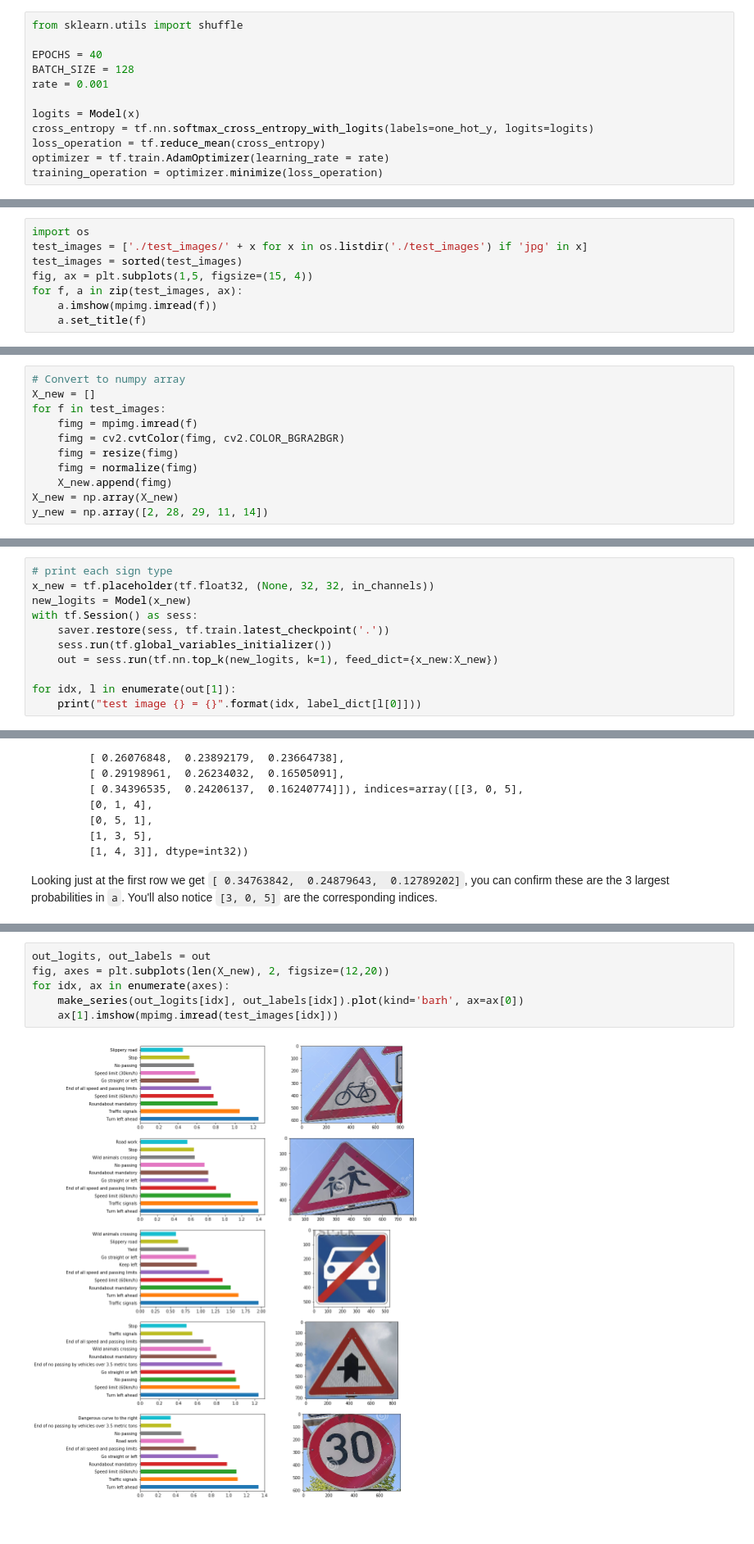
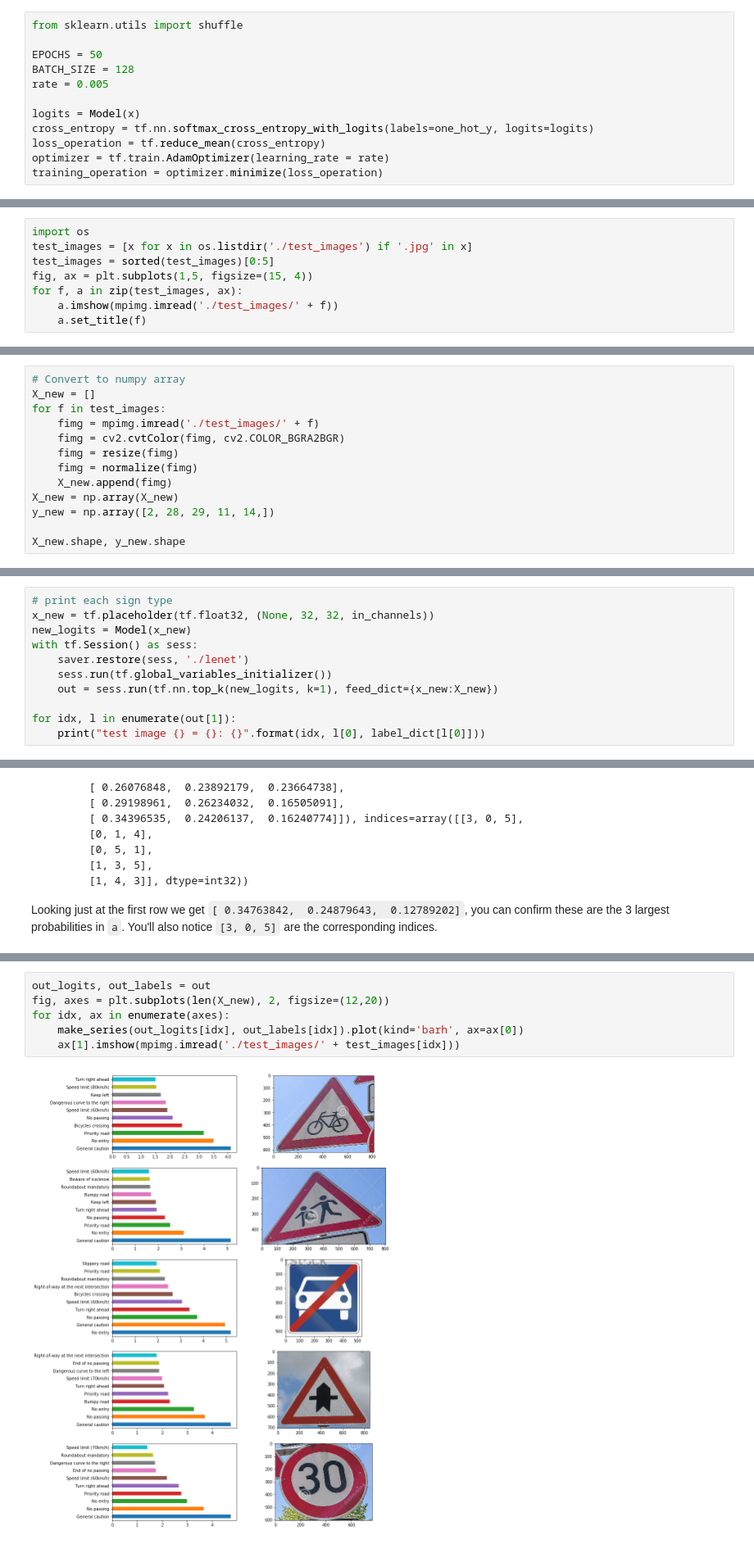
Before and after one commit to rednotion/traffic-sign-classifier, a Jupyter notebook: Traffic_Sign_Classifier.ipynb, the cells around one changed output, grey strips where cells are left out. Shown at 82% size. Saved outputs shown, nothing was run; the diff lists cells and outputs as text.

```diff
--- a/Traffic_Sign_Classifier.ipynb
+++ b/Traffic_Sign_Classifier.ipynb
@@ -267,9 +283,9 @@ y_train2 = y_train.copy()
 # %%
 from sklearn.utils import shuffle
 
-EPOCHS = 40
+EPOCHS = 50
 BATCH_SIZE = 128
-rate = 0.001
+rate = 0.005
 
 logits = Model(x)
 cross_entropy = tf.nn.softmax_cross_entropy_with_logits(labels=one_hot_y, logits=logits)
@@ -348,10 +375,10 @@ You may find `signnames.csv` useful as it contains mappings from the class id (i
 ### Load and Output the Images
 # %%
 import os
-test_images = ['./test_images/' + x for x in os.listdir('./test_images') if 'jpg' in x]
-test_images = sorted(test_images)
+test_images = [x for x in os.listdir('./test_images') if '.jpg' in x]
+test_images = sorted(test_images)[0:5]
 fig, ax = plt.subplots(1,5, figsize=(15, 4))
 for f, a in zip(test_images, ax):
-    a.imshow(mpimg.imread(f))
+    a.imshow(mpimg.imread('./test_images/' + f))
     a.set_title(f)
 # %% [output]
@@ -362,10 +397,12 @@ for f, a in zip(test_images, ax):
 # Convert to numpy array
 X_new = []
 for f in test_images:
-    fimg = mpimg.imread(f)
+    fimg = mpimg.imread('./test_images/' + f)
     fimg = cv2.cvtColor(fimg, cv2.COLOR_BGRA2BGR)
     fimg = resize(fimg)
     fimg = normalize(fimg)
     X_new.append(fimg)
 X_new = np.array(X_new)
-y_new = np.array([2, 28, 29, 11, 14])
+y_new = np.array([2, 28, 29, 11, 14,])
+
+X_new.shape, y_new.shape
@@ -374,10 +413,10 @@ y_new = np.array([2, 28, 29, 11, 14])
 x_new = tf.placeholder(tf.float32, (None, 32, 32, in_channels))
 new_logits = Model(x_new)
 with tf.Session() as sess:
-    saver.restore(sess, tf.train.latest_checkpoint('.'))
+    saver.restore(sess, './lenet')
     sess.run(tf.global_variables_initializer())
     out = sess.run(tf.nn.top_k(new_logits, k=1), feed_dict={x_new:X_new})
 
 for idx, l in enumerate(out[1]):
-    print("test image {} = {}".format(idx, label_dict[l[0]]))
+    print("test image {} = {}: {}".format(idx, l[0], label_dict[l[0]]))
 # %% [output]
@@ -457,11 +504,11 @@ def make_series(logits, labels):
 # %%
 out_logits, out_labels = out
 fig, axes = plt.subplots(len(X_new), 2, figsize=(12,20))
 for idx, ax in enumerate(axes):
     make_series(out_logits[idx], out_labels[idx]).plot(kind='barh', ax=ax[0])
-    ax[1].imshow(mpimg.imread(test_images[idx]))
+    ax[1].imshow(mpimg.imread('./test_images/' + test_images[idx]))
 # %% [output]
-[figure, old version]
+[figure, new version]
 # %% [markdown]
 ### Project Writeup
 
```
Also changed, not shown: parts of 20 cells of this notebook, 3 other files.
